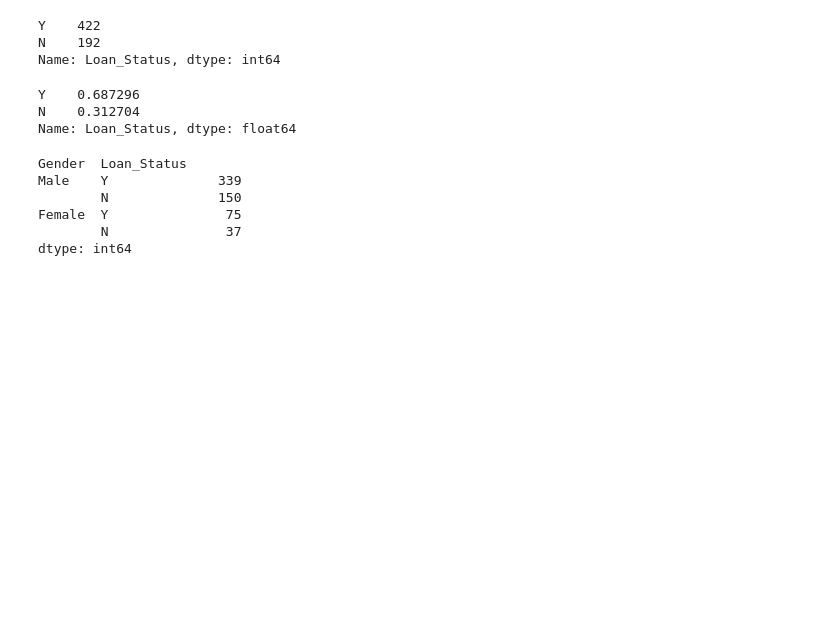
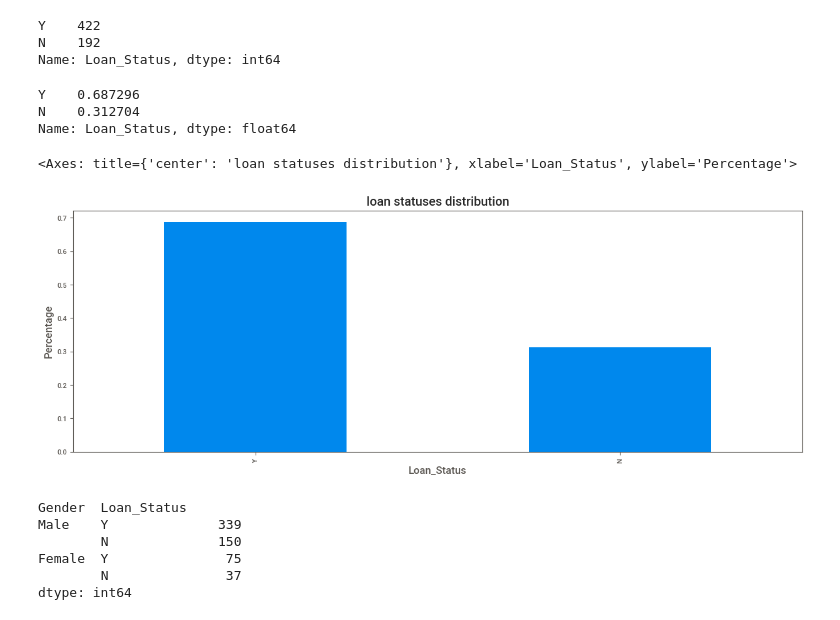
Before and after one commit to AnjaliDharmik/Home-Loan-Space, a Jupyter notebook: Home Loan Prediction.ipynb, the cells around one changed output. Cells and saved outputs as stored; diff of their text form; code cells hidden in the pictures; blank space fills up the shorter version.

```diff
--- a/Home Loan Prediction.ipynb
+++ b/Home Loan Prediction.ipynb
@@ -241,4 +313,9 @@ train['Loan_Status'].value_counts(normalize=True)
 Y    0.687296
 N    0.312704
 Name: Loan_Status, dtype: float64
+# %%
+train['Loan_Status'].value_counts(normalize=True).plot(kind='bar',title='loan statuses distribution', xlabel='Loan_Status',ylabel='Percentage')
+# %% [output]
+<Axes: title={'center': 'loan statuses distribution'}, xlabel='Loan_Status', ylabel='Percentage'>
+[figure, added]
 # %%
```
Also changed, not shown: parts of 93 cells of this notebook.
